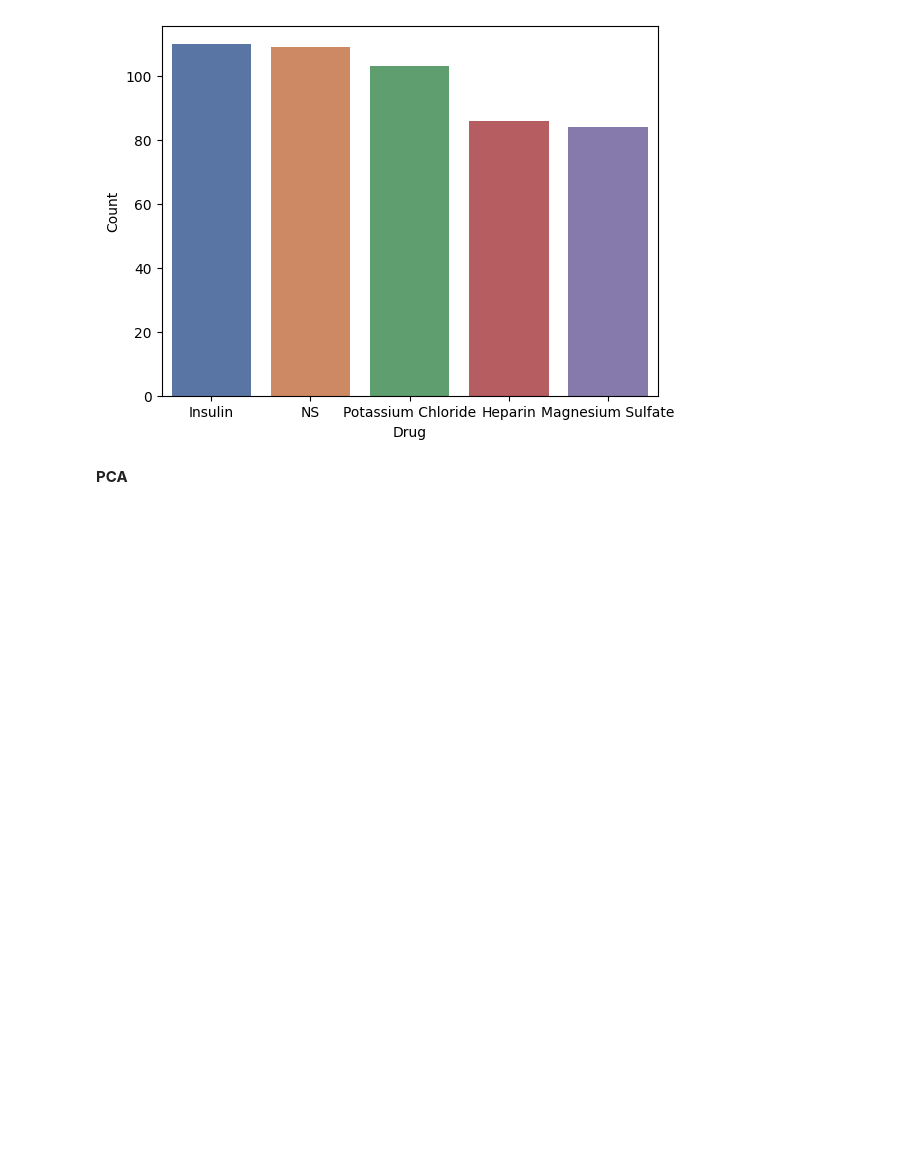
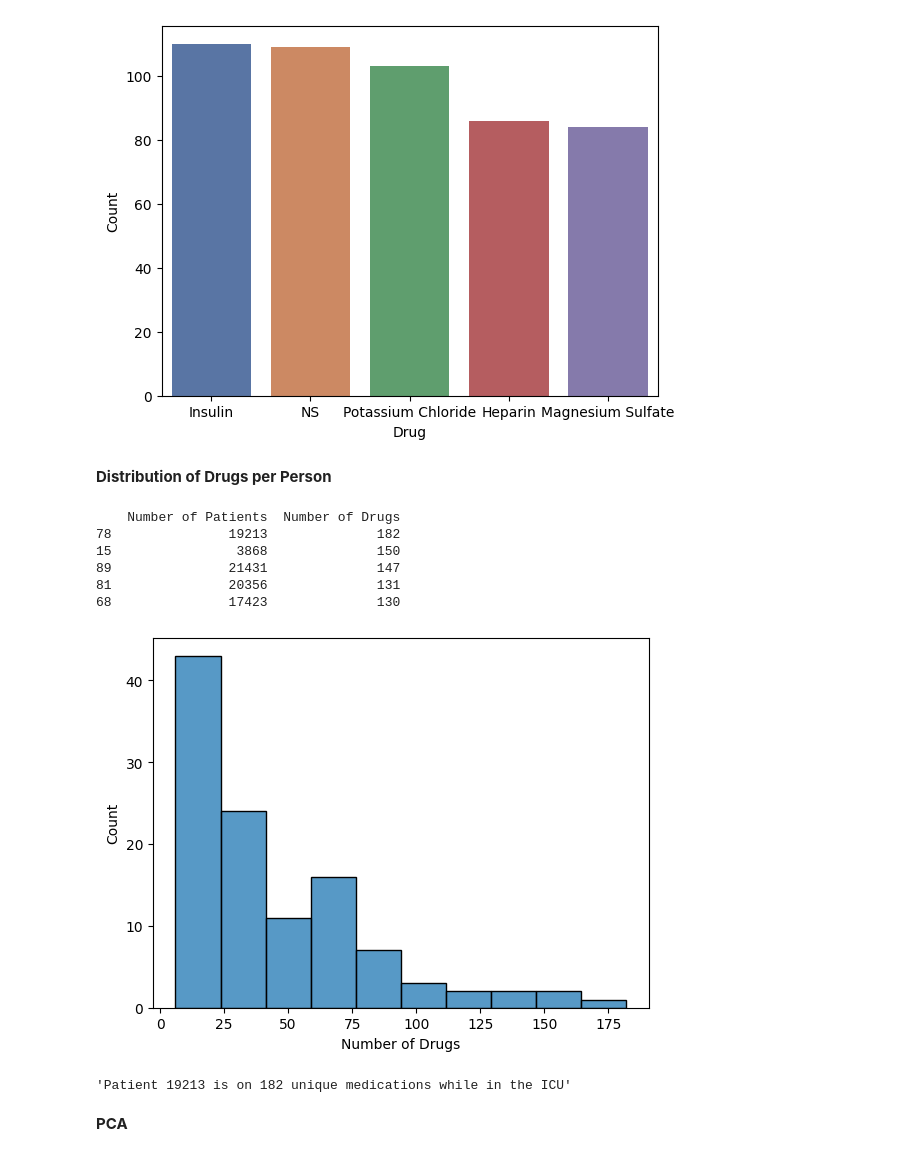
Before and after one commit to rhiats/diab_sev_mimicIII, a Jupyter notebook: Analysis_of_Patients_with_Type_2_Diabetes_in_ICU.ipynb, the cells around one changed output. Saved outputs shown, nothing was run; the diff lists cells and outputs as text; code cells hidden in the pictures; blank space fills up the shorter version.

Commit message:
Number of Medications per Patient

```diff
--- a/Analysis_of_Patients_with_Type_2_Diabetes_in_ICU.ipynb
+++ b/Analysis_of_Patients_with_Type_2_Diabetes_in_ICU.ipynb
@@ -90,6 +88,30 @@ sns.barplot(data=df_top_5_drugs, x='Drug', y="Count", palette="deep")
 plt.savefig("/content/drive/MyDrive/output/top5Drugs.png")
 # %% [output]
 [figure]
+# %% [markdown]
+**Distribution of Drugs per Person**
+# %%
+df_drug_per_patient=df_drug_diab.groupby(['subject_id']).nunique().reset_index()
+df_drug_per_patient.rename(columns={"subject_id": "Number of Patients","drug": "Number of Drugs"}, inplace=True)
+print(df_drug_per_patient.nlargest(5, 'Number of Drugs'))
+
+sns.histplot(data=df_drug_per_patient, x="Number of Drugs",palette="Deep")
+
+plt.savefig("/content/drive/MyDrive/output/drugs_per_patient.png")
+# %% [output]
+    Number of Patients  Number of Drugs
+78               19213              182
+15                3868              150
+89               21431              147
+81               20356              131
+68               17423              130
+[figure, added]
+# %%
+drugs_19213_ser=df_presciptions[df_presciptions['subject_id']==19213]['drug']
+drugs_19213_ser_lst=list(set(drugs_19213_ser.to_list()))
+"Patient 19213 is on {} unique medications while in the ICU".format(len(drugs_19213_ser_lst))
+# %% [output]
+'Patient 19213 is on 182 unique medications while in the ICU'
 # %% [markdown]
 **PCA**
 # %% [markdown]
```
Also changed, not shown: parts of 1 cell of this notebook.
